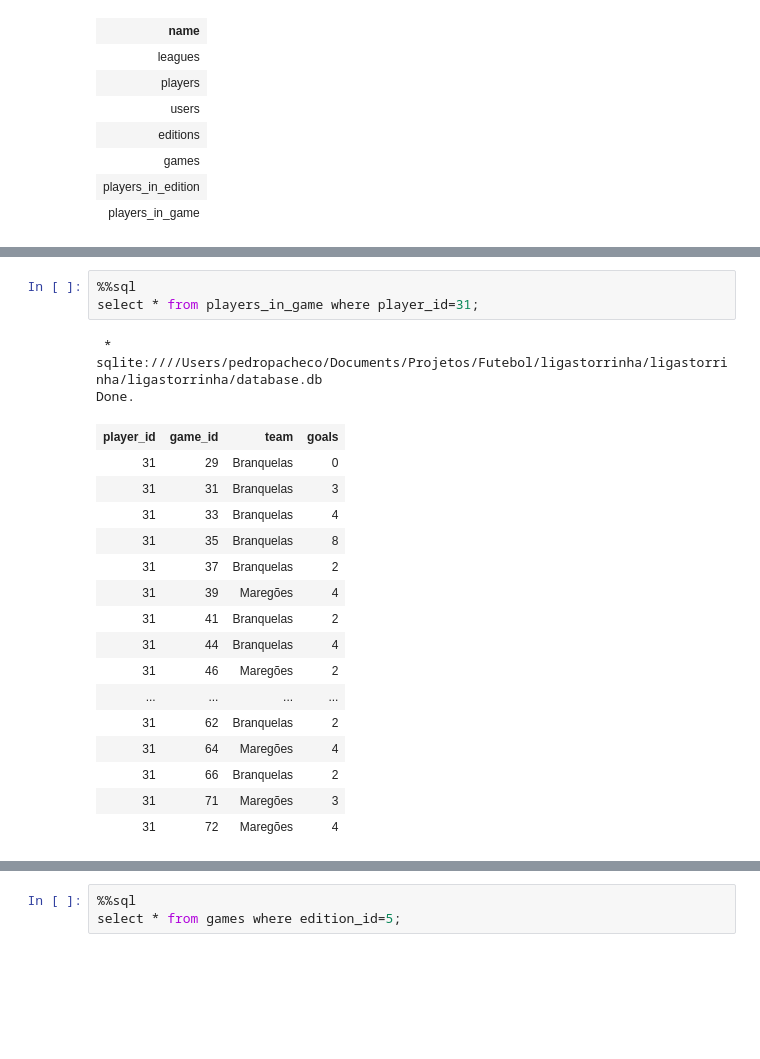
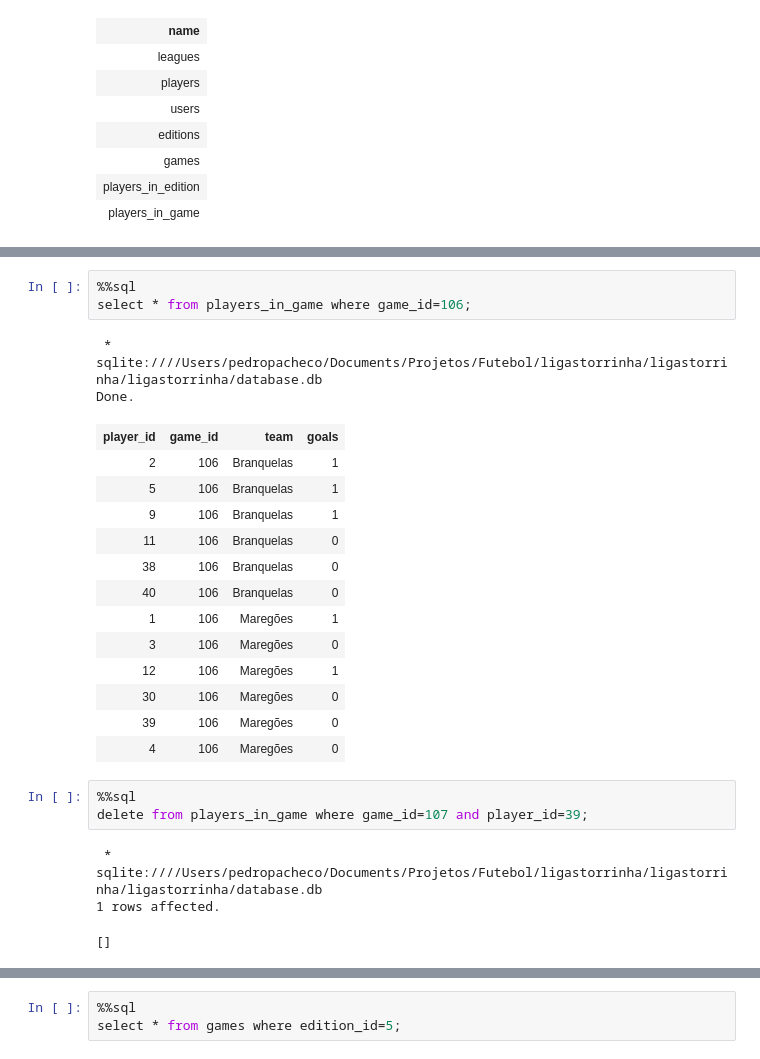
Before and after one commit to pedropacheco95/ligastorrinha, a Jupyter notebook: ligastorrinha/Untitled.ipynb, the cells around one changed output, grey strips where cells are left out. Saved outputs shown, nothing was run; the diff lists cells and outputs as text; blank space fills up the shorter version.

```diff
--- a/ligastorrinha/Untitled.ipynb
+++ b/ligastorrinha/Untitled.ipynb
@@ -66,23 +58,27 @@ Done.
 | 12 | 5 | 1 | 1 | 55.9 | 18 | 49 | 75.0 | 11 | ... |
 # %%
 %%sql
-select * from players_in_game where player_id=31;
+select * from players_in_game where game_id=106;
 # %% [output]
  * sqlite:////Users/pedropacheco/Documents/Projetos/Futebol/ligastorrinha/ligastorrinha/ligastorrinha/database.db
 Done.
 | player_id | game_id | team | goals |
-| 31 | 29 | Branquelas | 0 |
-| 31 | 31 | Branquelas | 3 |
-| 31 | 33 | Branquelas | 4 |
-| 31 | 35 | Branquelas | 8 |
-| 31 | 37 | Branquelas | 2 |
-| 31 | 39 | Maregões | 4 |
-| 31 | 41 | Branquelas | 2 |
-| 31 | 44 | Branquelas | 4 |
-| 31 | 46 | Maregões | 2 |
-| ... | ... | ... | ... |
-| 31 | 62 | Branquelas | 2 |
-| 31 | 64 | Maregões | 4 |
-| 31 | 66 | Branquelas | 2 |
-| 31 | 71 | Maregões | 3 |
-| 31 | 72 | Maregões | 4 |
+| 2 | 106 | Branquelas | 1 |
+| 5 | 106 | Branquelas | 1 |
+| 9 | 106 | Branquelas | 1 |
+| 11 | 106 | Branquelas | 0 |
+| 38 | 106 | Branquelas | 0 |
+| 40 | 106 | Branquelas | 0 |
+| 1 | 106 | Maregões | 1 |
+| 3 | 106 | Maregões | 0 |
+| 12 | 106 | Maregões | 1 |
+| 30 | 106 | Maregões | 0 |
+| 39 | 106 | Maregões | 0 |
+| 4 | 106 | Maregões | 0 |
+# %%
+%%sql
+delete from players_in_game where game_id=107 and player_id=39;
+# %% [output]
+ * sqlite:////Users/pedropacheco/Documents/Projetos/Futebol/ligastorrinha/ligastorrinha/ligastorrinha/database.db
+1 rows affected.
+[]
```
Also changed, not shown: parts of 3 cells of this notebook, 18 other files.
